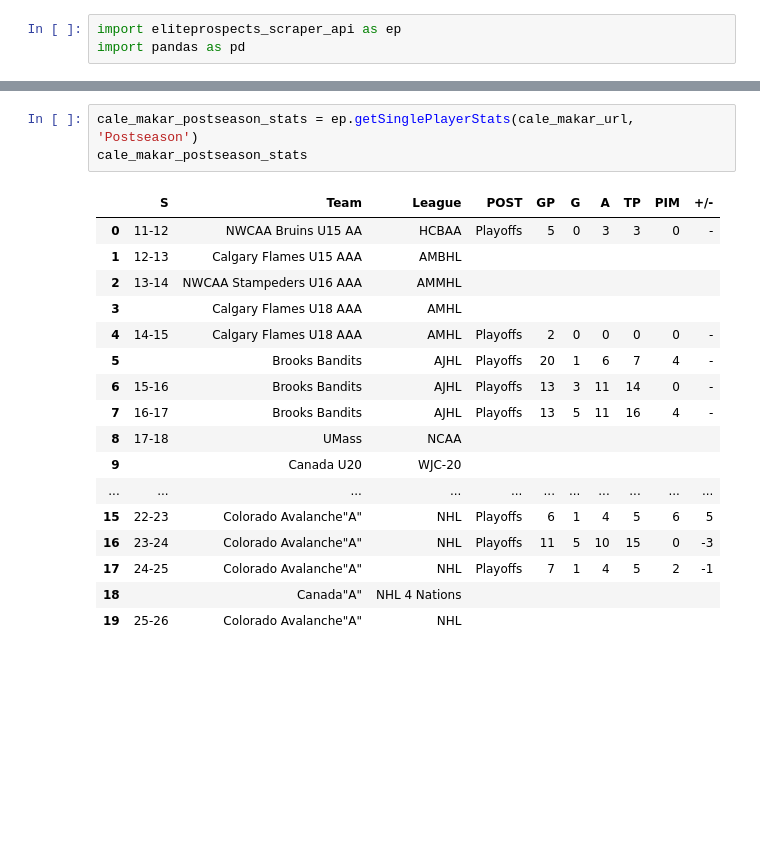
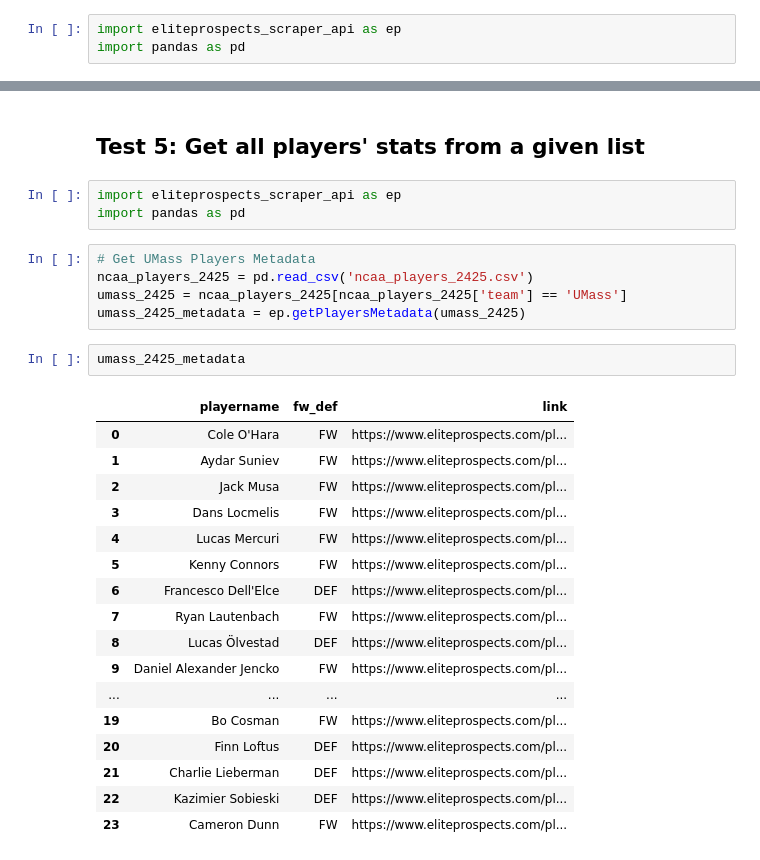
Before and after one commit to shigenogoro/NHL-Prospect-Predictor, a Jupyter notebook: eliteprospects_scraper/eliteprospects_scraper_test.ipynb, the cells around one changed output, grey strips where cells are left out. Drawn from its saved outputs; the diff is of its cells as text; blank space fills up the shorter version.

```diff
--- a/eliteprospects_scraper/eliteprospects_scraper_test.ipynb
+++ b/eliteprospects_scraper/eliteprospects_scraper_test.ipynb
@@ -101,21 +44,30 @@ cale_makar_regular_season_stats
-# %%
-cale_makar_postseason_stats = ep.getSinglePlayerStats(cale_makar_url, 'Postseason')
-cale_makar_postseason_stats
-# %% [output]
-|  | S | Team | League | POST | GP | G | A | TP | PIM | +/- |
-| 0 | 11-12 | NWCAA Bruins U15 AA | HCBAA | Playoffs | 5 | 0 | 3 | 3 | 0 | - |
-| 1 | 12-13 | Calgary Flames U15 AAA | AMBHL |  |  |  |  |  |  |  |
-| 2 | 13-14 | NWCAA Stampeders U16 AAA | AMMHL |  |  |  |  |  |  |  |
-| 3 |  | Calgary Flames U18 AAA | AMHL |  |  |  |  |  |  |  |
-| 4 | 14-15 | Calgary Flames U18 AAA | AMHL | Playoffs | 2 | 0 | 0 | 0 | 0 | - |
-| 5 |  | Brooks Bandits | AJHL | Playoffs | 20 | 1 | 6 | 7 | 4 | - |
-| 6 | 15-16 | Brooks Bandits | AJHL | Playoffs | 13 | 3 | 11 | 14 | 0 | - |
-| 7 | 16-17 | Brooks Bandits | AJHL | Playoffs | 13 | 5 | 11 | 16 | 4 | - |
-| 8 | 17-18 | UMass | NCAA |  |  |  |  |  |  |  |
-| 9 |  | Canada U20 | WJC-20 |  |  |  |  |  |  |  |
-| ... | ... | ... | ... | ... | ... | ... | ... | ... | ... | ... |
-| 15 | 22-23 | Colorado Avalanche"A" | NHL | Playoffs | 6 | 1 | 4 | 5 | 6 | 5 |
-| 16 | 23-24 | Colorado Avalanche"A" | NHL | Playoffs | 11 | 5 | 10 | 15 | 0 | -3 |
-| 17 | 24-25 | Colorado Avalanche"A" | NHL | Playoffs | 7 | 1 | 4 | 5 | 2 | -1 |
-| 18 |  | Canada"A" | NHL 4 Nations |  |  |  |  |  |  |  |
-| 19 | 25-26 | Colorado Avalanche"A" | NHL |  |  |  |  |  |  |  |
+# %% [markdown]
+## Test 5: Get all players' stats from a given list
+# %%
+import eliteprospects_scraper_api as ep
+import pandas as pd
+# %%
+# Get UMass Players Metadata
+ncaa_players_2425 = pd.read_csv('ncaa_players_2425.csv')
+umass_2425 = ncaa_players_2425[ncaa_players_2425['team'] == 'UMass']
+umass_2425_metadata = ep.getPlayersMetadata(umass_2425)
+# %%
+umass_2425_metadata
+# %% [output]
+|  | playername | fw_def | link |
+| 0 | Cole O'Hara | FW | https://www.eliteprospects.com/pl... |
+| 1 | Aydar Suniev | FW | https://www.eliteprospects.com/pl... |
+| 2 | Jack Musa | FW | https://www.eliteprospects.com/pl... |
+| 3 | Dans Locmelis | FW | https://www.eliteprospects.com/pl... |
+| 4 | Lucas Mercuri | FW | https://www.eliteprospects.com/pl... |
+| 5 | Kenny Connors | FW | https://www.eliteprospects.com/pl... |
+| 6 | Francesco Dell'Elce | DEF | https://www.eliteprospects.com/pl... |
+| 7 | Ryan Lautenbach | FW | https://www.eliteprospects.com/pl... |
+| 8 | Lucas Ölvestad | DEF | https://www.eliteprospects.com/pl... |
+| 9 | Daniel Alexander Jencko | FW | https://www.eliteprospects.com/pl... |
+| ... | ... | ... | ... |
+| 19 | Bo Cosman | FW | https://www.eliteprospects.com/pl... |
+| 20 | Finn Loftus | DEF | https://www.eliteprospects.com/pl... |
+| 21 | Charlie Lieberman | DEF | https://www.eliteprospects.com/pl... |
+| 22 | Kazimier Sobieski | DEF | https://www.eliteprospects.com/pl... |
+| 23 | Cameron Dunn | FW | https://www.eliteprospects.com/pl... |
```
Also changed, not shown: parts of 12 cells of this notebook, 1 other file.
